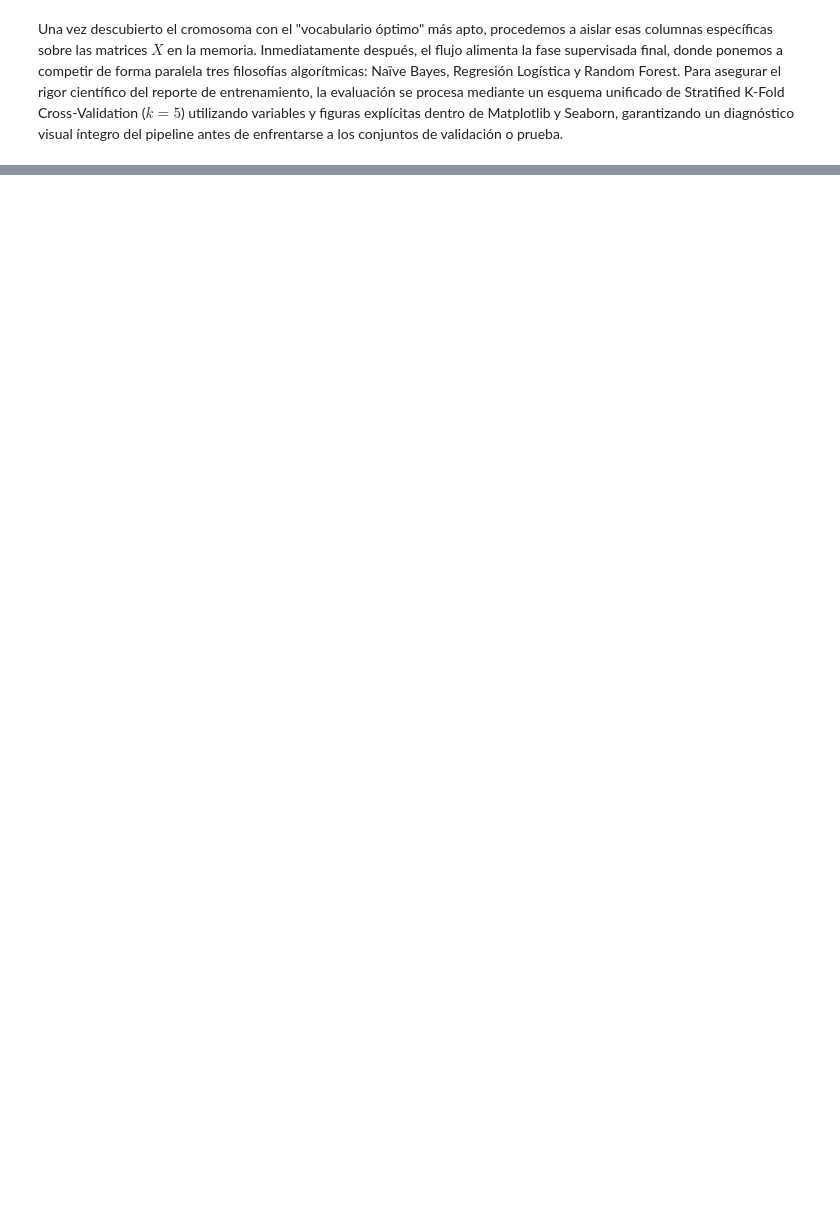
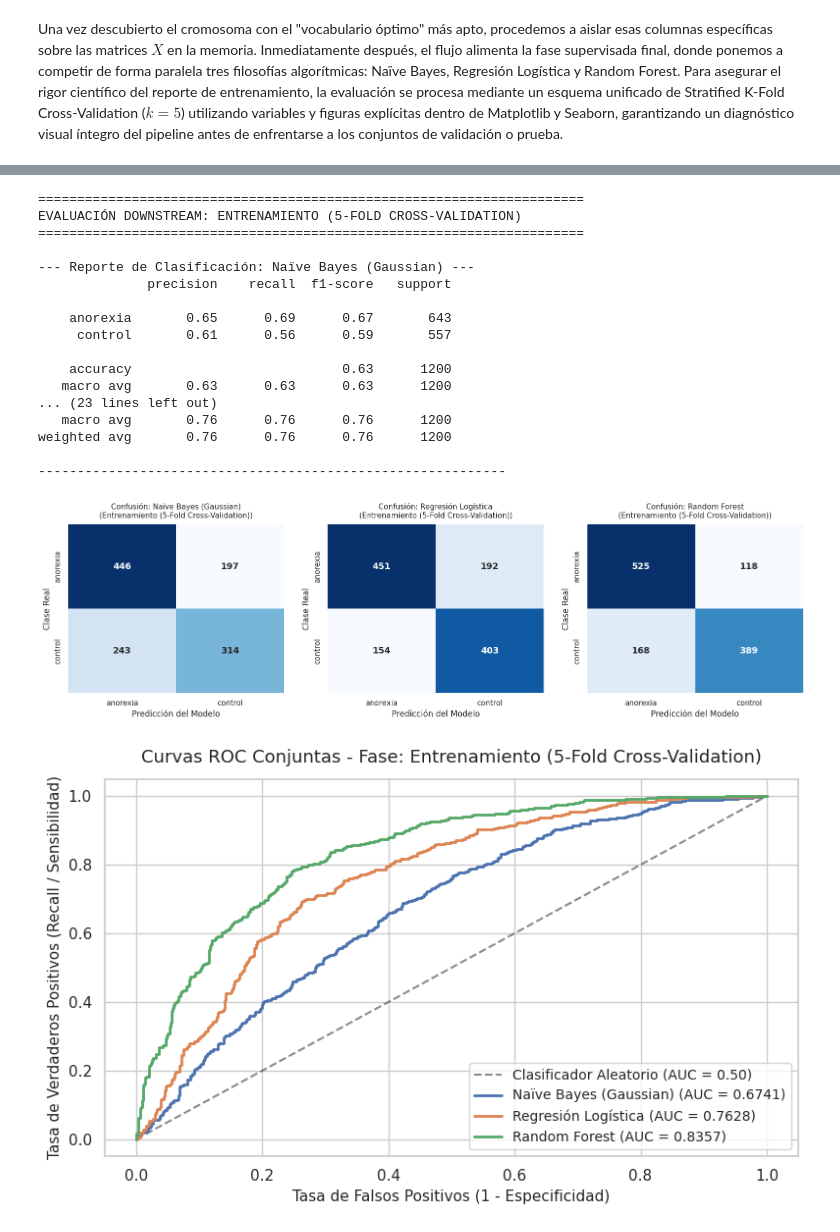
Before and after one commit to Yael-PM/Reto_App_Avanzadas, a Jupyter notebook: ClasificadorNLI+AG.ipynb, the cells around one changed output, grey strips where cells are left out. Drawn from its saved outputs; the diff is of its cells as text; code cells hidden in the pictures; blank space fills up the shorter version.

Commit message:
Clasificador NLI + AG finalizado

```diff
--- a/ClasificadorNLI+AG.ipynb
+++ b/ClasificadorNLI+AG.ipynb
@@ -58,7 +77,7 @@ dict_slang = {
 
 # Nombres de Archivos
 ARCHIVO_ENTRENAMIENTO = 'data_train.xlsx'
-ARCHIVO_TEST          = 'data_test.csv'
+ARCHIVO_TEST          = 'data_test_combined_limpio.csv'
 
 def limpiar_pipeline_completo(texto):
     """
@@ -612,19 +675,68 @@ def evaluar_y_graficar_modelos(modelos, X, y, nombre_fase, usar_cv=False):
 # %%
-# =====================================================================
-# 4. INSTANCIACIÓN DE LOS CLASIFICADORES DOWNSTREAM Y EVALUACIÓN DE ENTRENAMIENTO
-# =====================================================================
-# Declaramos los tres algoritmos competidores con balanceo de pesos condicional
+
+# 4. Alineación de matrices optimizadas por el AG
+# Reducimos las dimensiones originales (30) a las elegidas por el cromosoma del AG
+X_train_opt = X_train[:, cromosoma_ganador == 1]
+X_val_opt   = X_val[:, cromosoma_ganador == 1]
+X_test_opt  = X_test[:, cromosoma_ganador == 1]
+
+# Instanciación limpia de los tres algoritmos competidores del downstream
 modelos_cascada_base = {
     "Naïve Bayes (Gaussian)": GaussianNB(),
     "Regresión Logística": LogisticRegression(max_iter=1000, class_weight='balanced', solver='liblinear', random_state=42),
-    "Random Forest": RandomForestClassifier(n_estimators=200, class_weight='balanced', random_state=42, n_jobs=-1)
+    "Random Forest": RandomForestClassifier(n_estimators=200, max_depth=10, class_weight='balanced', random_state=42, n_jobs=-1)
 }
 
-# Ejecución del pipeline con Validación Cruzada (usar_cv=True) sobre la matriz purificada
-dict_modelos_entrenados = evaluar_y_graficar_modelos(
+# FASE 1: EVALUACIÓN DE ENTRENAMIENTO (Con Validación Cruzada K=5 sobre datos purificados)
+_ = evaluar_y_graficar_modelos(
     modelos=modelos_cascada_base,
     X=X_train_opt,
     y=y_train,
     nombre_fase="Entrenamiento (5-Fold Cross-Validation)",
     usar_cv=True
 )
+
+# FASE 2: EVALUACIÓN DE VALIDACIÓN (Inferencia directa sobre datos intermedios en RAM)
+resultados_val = evaluar_y_graficar_modelos(
+    modelos=modelos_cascada_base,
+    X=X_val_opt,
+    y=y_val,
+    nombre_fase="Validación (Set Intermedio)",
+    usar_cv=False
+)
+
+# FASE 3: EVALUACIÓN DEFINITIVA CON EL SET DE PRUEBA (TEST)
+# Selección automática del modelo que dominó la fase de validación
+mejor_nombre = max(resultados_val, key=resultados_val.get)
+modelo_campeon = {mejor_nombre: modelos_cascada_base[mejor_nombre]}
+
+print(f"\nSELECCIÓN DE ARQUITECTURA FINALES: El mejor modelo en Validación fue '{mejor_nombre}'.")
+
+# Despliegue gráfico exclusivo para el modelo ganador ante el set de prueba final
+_ = evaluar_y_graficar_modelos(
+    modelos=modelo_campeon,
+    X=X_test_opt,
+    y=y_test,
+    nombre_fase="Test (Dataset de Prueba Final)",
+    usar_cv=False
+)
+# %% [output]
+======================================================================
+EVALUACIÓN DOWNSTREAM: ENTRENAMIENTO (5-FOLD CROSS-VALIDATION)
+======================================================================
+
+--- Reporte de Clasificación: Naïve Bayes (Gaussian) ---
+              precision    recall  f1-score   support
+
+    anorexia       0.65      0.69      0.67       643
+     control       0.61      0.56      0.59       557
+
+    accuracy                           0.63      1200
+   macro avg       0.63      0.63      0.63      1200
+... (23 lines left out)
+   macro avg       0.76      0.76      0.76      1200
+weighted avg       0.76      0.76      0.76      1200
+
+------------------------------------------------------------
+[figure, added]
+[figure, added]
```
Also changed, not shown: parts of 10 cells of this notebook, 1 other file.
